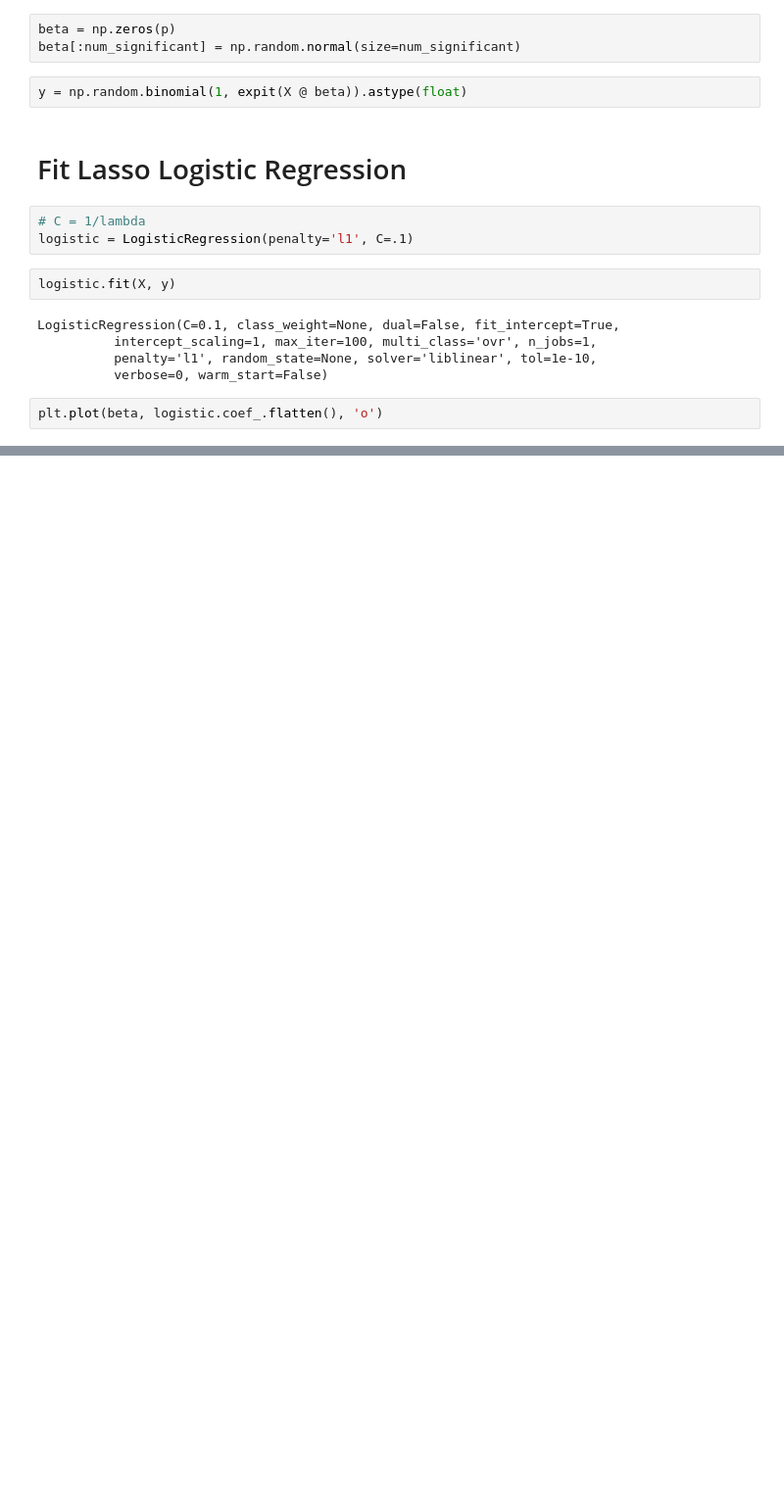
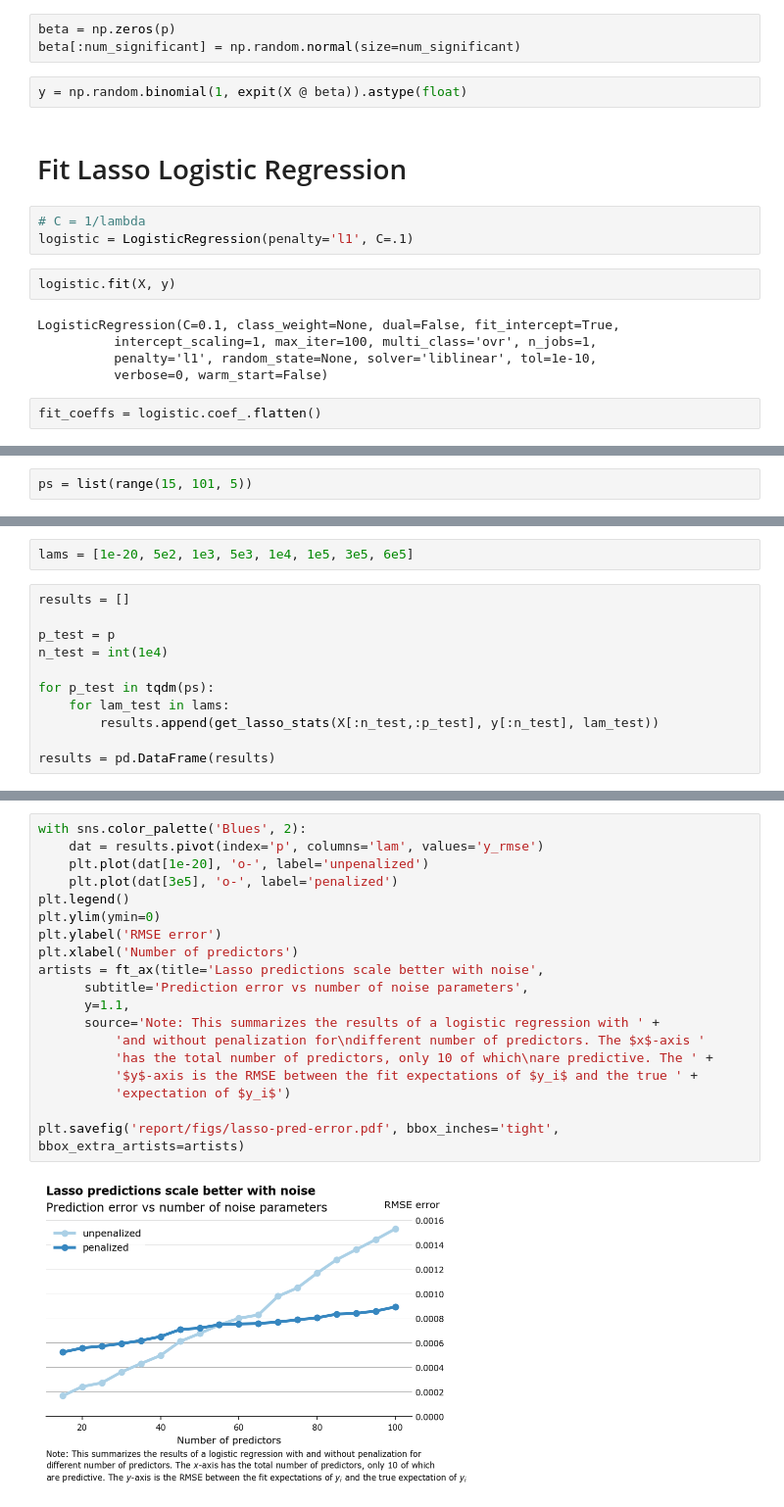
Before and after one commit to frtennis1/stat244-project, a Jupyter notebook: Lasso Model Selection.ipynb, the cells around one changed output, grey strips where cells are left out. Shown: that part at 98% size. Drawn from its saved outputs; the diff is of its cells as text; blank space fills up the shorter version.

```diff
--- a/Lasso Model Selection.ipynb
+++ b/Lasso Model Selection.ipynb
@@ -30,4 +38,4 @@ LogisticRegression(C=0.1, class_weight=None, dual=False, fit_intercept=True,
           penalty='l1', random_state=None, solver='liblinear', tol=1e-10,
           verbose=0, warm_start=False)
 # %%
-plt.plot(beta, logistic.coef_.flatten(), 'o')
+fit_coeffs = logistic.coef_.flatten()
@@ -56,0 +89,2 @@ array([ -9.06879332e-01,  -1.53906227e+00,   1.37243743e-02,
+# %%
+ps = list(range(15, 101, 5))
@@ -56,0 +93,13 @@ array([ -9.06879332e-01,  -1.53906227e+00,   1.37243743e-02,
+# %%
+lams = [1e-20, 5e2, 1e3, 5e3, 1e4, 1e5, 3e5, 6e5]
+# %%
+results = []
+
+p_test = p
+n_test = int(1e4)
+
+for p_test in tqdm(ps):
+    for lam_test in lams:
+        results.append(get_lasso_stats(X[:n_test,:p_test], y[:n_test], lam_test))
+
+results = pd.DataFrame(results)
@@ -56,0 +133,21 @@ array([ -9.06879332e-01,  -1.53906227e+00,   1.37243743e-02,
+# %%
+with sns.color_palette('Blues', 2):
+    dat = results.pivot(index='p', columns='lam', values='y_rmse')
+    plt.plot(dat[1e-20], 'o-', label='unpenalized')
+    plt.plot(dat[3e5], 'o-', label='penalized')
+plt.legend()
+plt.ylim(ymin=0)
+plt.ylabel('RMSE error')
+plt.xlabel('Number of predictors')
+artists = ft_ax(title='Lasso predictions scale better with noise',
+      subtitle='Prediction error vs number of noise parameters',
+      y=1.1,
+      source='Note: This summarizes the results of a logistic regression with ' +
+          'and without penalization for\ndifferent number of predictors. The $x$-axis '
+          'has the total number of predictors, only 10 of which\nare predictive. The ' +
+          '$y$-axis is the RMSE between the fit expectations of $y_i$ and the true ' +
+          'expectation of $y_i$')
+
+plt.savefig('report/figs/lasso-pred-error.pdf', bbox_inches='tight', bbox_extra_artists=artists)
+# %% [output]
+[figure, added]
```
Also changed, not shown: parts of 18 cells of this notebook, 4 other files.
